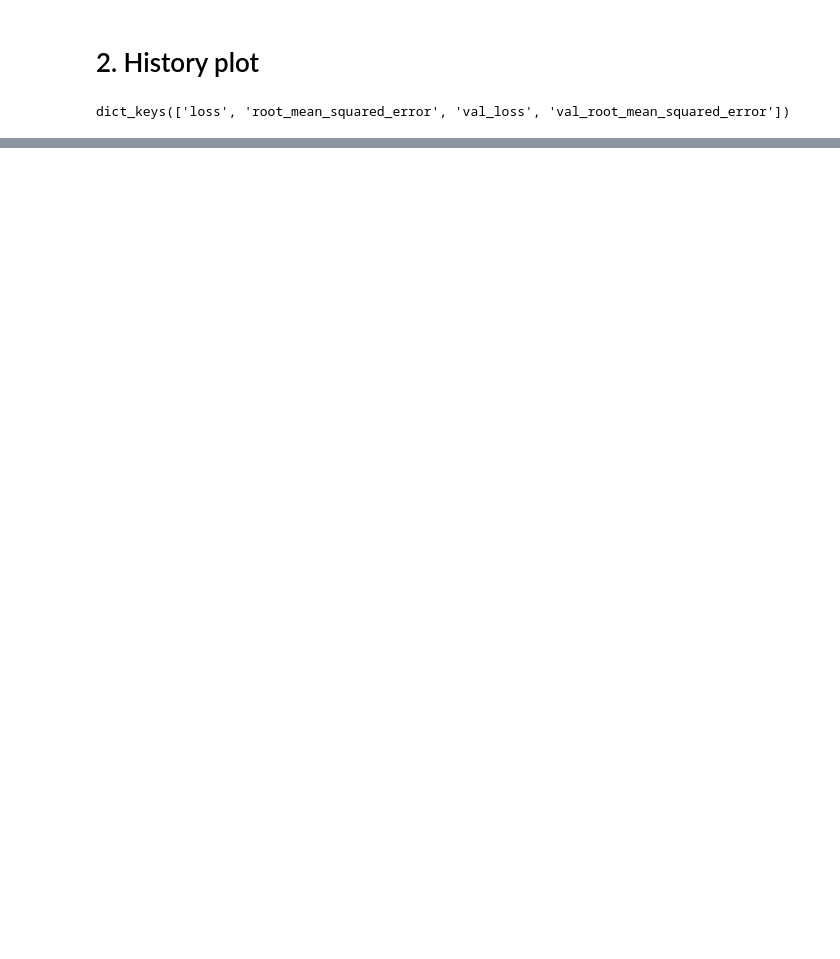
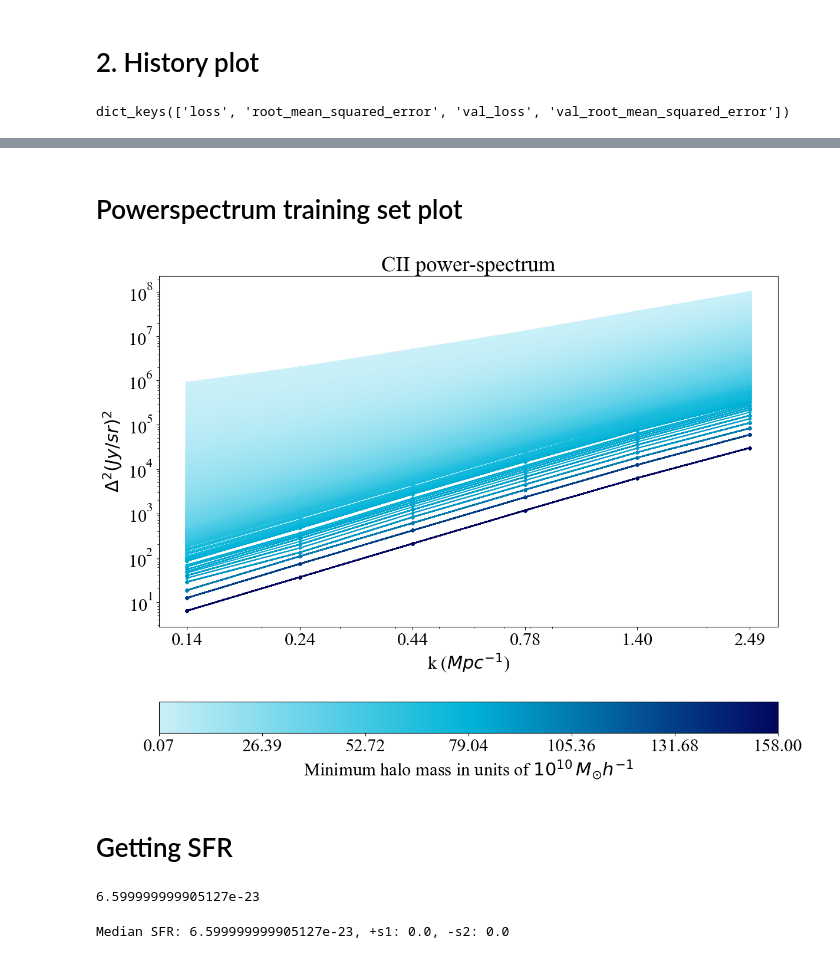
Before and after one commit to sohinixcvii/CII_EMU, a Jupyter notebook: plots.ipynb, the cells around one changed output, grey strips where cells are left out. Cells and saved outputs as stored; diff of their text form; code cells hidden in the pictures; blank space fills up the shorter version.

```diff
--- a/plots.ipynb
+++ b/plots.ipynb
@@ -118,0 +119,51 @@ plt.savefig("figures/history.pdf",bbox_inches='tight',dpi=300)
+# %% [markdown]
+# Powerspectrum training set plot
+# %%
+import matplotlib as mpl
+import matplotlib.pyplot as plt
+import numpy as np
+from matplotlib.cm import ScalarMappable
+from matplotlib.colors import Normalize
+from matplotlib.colors import LinearSegmentedColormap
+
+colors = ["#caf0f8", "#00b4d8", "#03045e"]
+n_bins=len(dpk)
+cmap=LinearSegmentedColormap.from_list("CustomColormap", colors, N=n_bins)
+norm = Normalize(vmin=0, vmax=10^7)
+
+# Set the font and font size
+mpl.rcParams['font.family'] = 'Times New Roman'
+mpl.rcParams['font.size']=22
+
+fig = plt.figure(figsize=(15,10))
+ax1 = fig.add_axes([0.10,0.10,0.70,0.85])
+
+plt.xscale("log")
+plt.yscale("log")
+
+for i in range(len(dpk)):
+    ax1.plot(k,dpk[i],c=cmap(i),marker='.')
+
+
+sm = plt.cm.ScalarMappable(cmap=cmap, norm=norm)
+sm.set_array([])
+
+t=np.linspace(0,10^7,7)
+
+l=np.linspace(0.073,158,7)
+
+l=['{:.2f}'.format(el) for el in l]
+c=fig.colorbar(sm, ticks=t,ax=ax1,orientation='horizontal')
+c.ax.set_xticklabels(l)
+kl=['{:.2f}'.format(el) for el in k]
+plt.xticks(ticks=k,labels=kl)
+plt.xlabel(r'k ($Mpc^{-1}$)')
+plt.ylabel(r'$\Delta^2 (Jy/sr)^2$')
+plt.title('CII power-spectrum')
+c.set_label(r"Minimum halo mass in units of $10^{10} \, M_{\odot} h^{-1}$")
+
+plt.savefig('figures/training_set.pdf',bbox_inches='tight',dpi=300)
+# %% [output]
+[figure, added]
+# %% [markdown]
+# Getting SFR
@@ -118,0 +180,4 @@ plt.savefig("figures/history.pdf",bbox_inches='tight',dpi=300)
+# %%
+sfr(1.0)
+# %% [output]
+6.599999999905127e-23
@@ -118,0 +214,7 @@ plt.savefig("figures/history.pdf",bbox_inches='tight',dpi=300)
+# %%
+mu=2
+mn=1.2
+median_sfr, s1, s2 = sfr(1, mu, mn, M0, Ma, Mb, a, b)
+print(f"Median SFR: {median_sfr}, +s1: {s1}, -s2: {s2}")
+# %% [output]
+Median SFR: 6.599999999905127e-23, +s1: 0.0, -s2: 0.0
```
Also changed, not shown: parts of 9 cells of this notebook, 3 other files.
